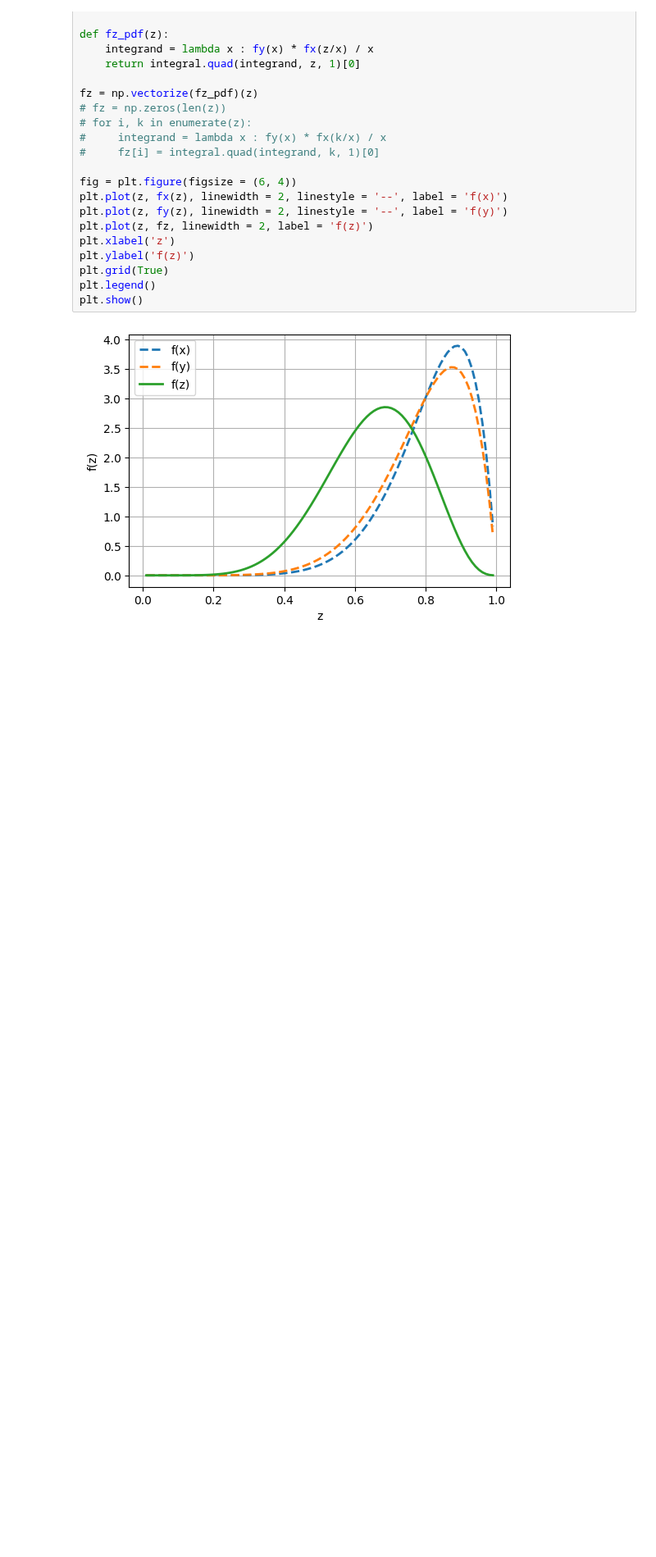
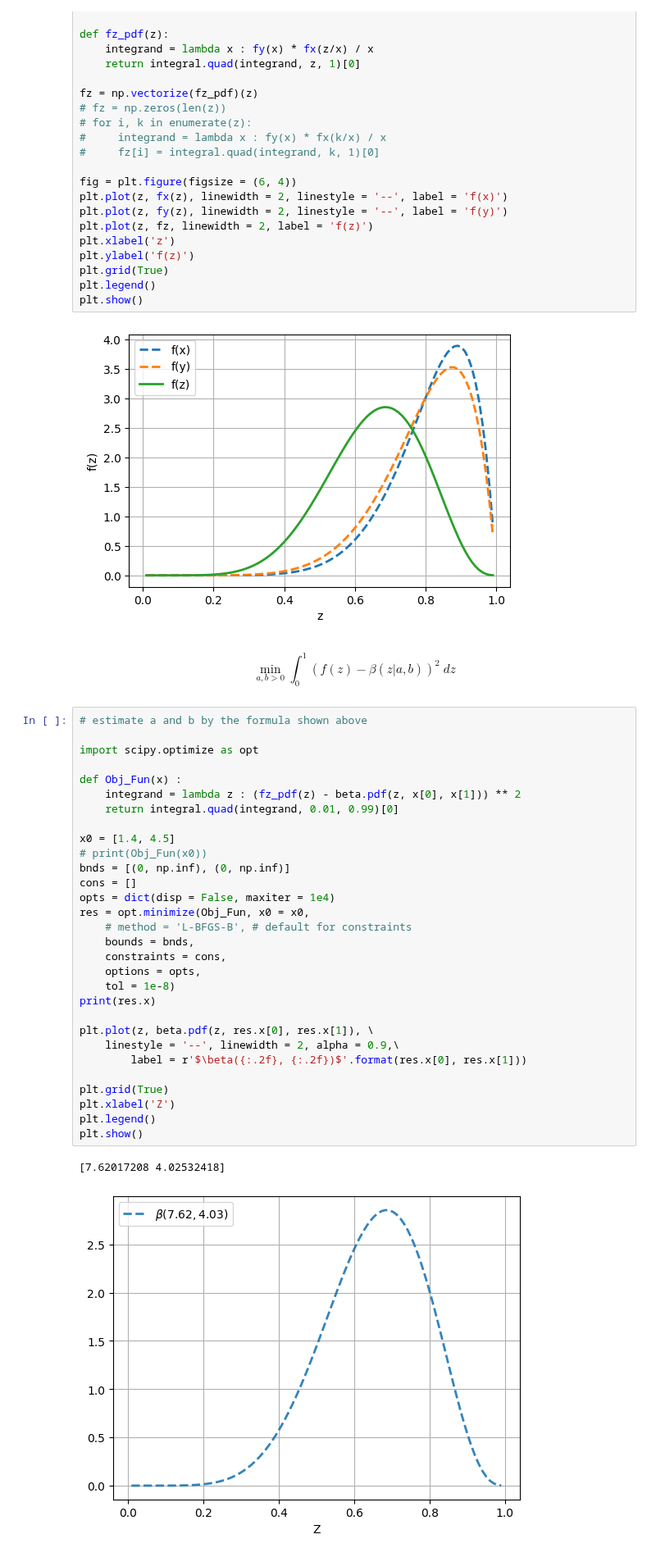
Before and after one commit to ntpuccw/InClassCoding, a Jupyter notebook: gar1210_.ipynb, the cells around one changed output. Shown at 82% size. Saved outputs shown, nothing was run; the diff lists cells and outputs as text; blank space fills up the shorter version.

```diff
--- a/gar1210_.ipynb
+++ b/gar1210_.ipynb
@@ -85,3 +85,38 @@ plt.legend()
 plt.show()
 # %% [output]
 [figure]
+# %% [markdown]
+$$ \min_{a,b>0} \int_0^1 (f(z) - \beta(z|a,b))^2 \;dz$$
+# %%
+# estimate a and b by the formula shown above
+
+import scipy.optimize as opt
+
+def Obj_Fun(x) :
+    integrand = lambda z : (fz_pdf(z) - beta.pdf(z, x[0], x[1])) ** 2
+    return integral.quad(integrand, 0.01, 0.99)[0]
+
+x0 = [1.4, 4.5]
+# print(Obj_Fun(x0))
+bnds = [(0, np.inf), (0, np.inf)]
+cons = []
+opts = dict(disp = False, maxiter = 1e4)
+res = opt.minimize(Obj_Fun, x0 = x0,
+    # method = 'L-BFGS-B', # default for constraints
+    bounds = bnds,
+    constraints = cons,
+    options = opts,
+    tol = 1e-8)
+print(res.x)
+
+plt.plot(z, beta.pdf(z, res.x[0], res.x[1]), \
+    linestyle = '--', linewidth = 2, alpha = 0.9,\
+        label = r'$\beta({:.2f}, {:.2f})$'.format(res.x[0], res.x[1]))
+
+plt.grid(True)
+plt.xlabel('Z')
+plt.legend()
+plt.show()
+# %% [output]
+[7.62017208 4.02532418]
+[figure, added]
```
